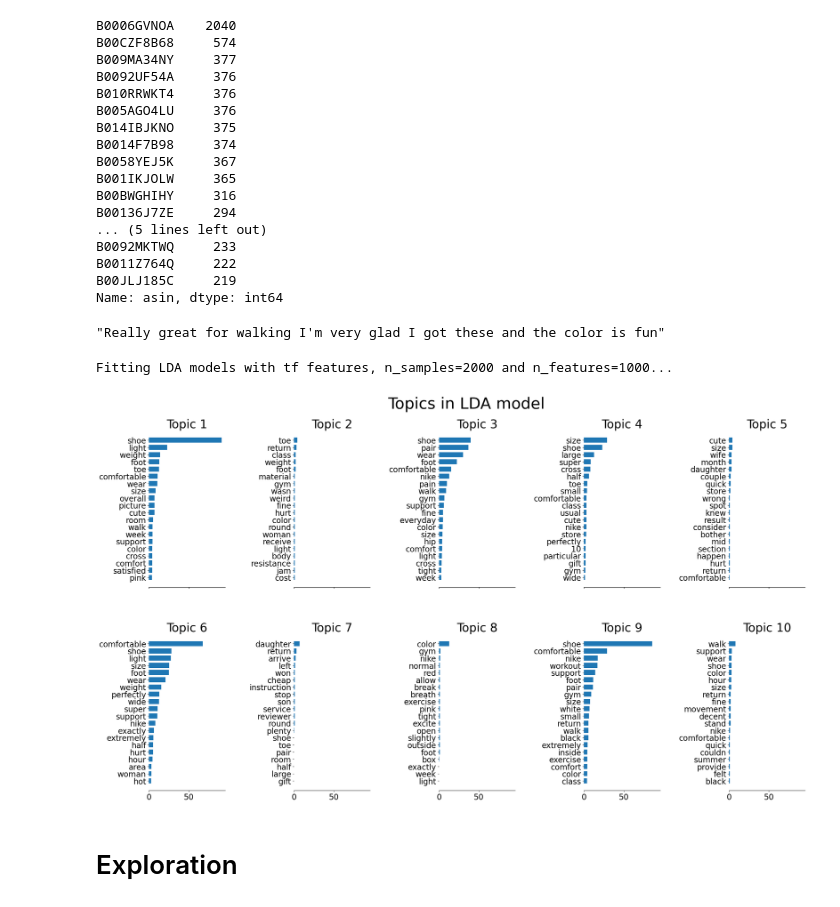
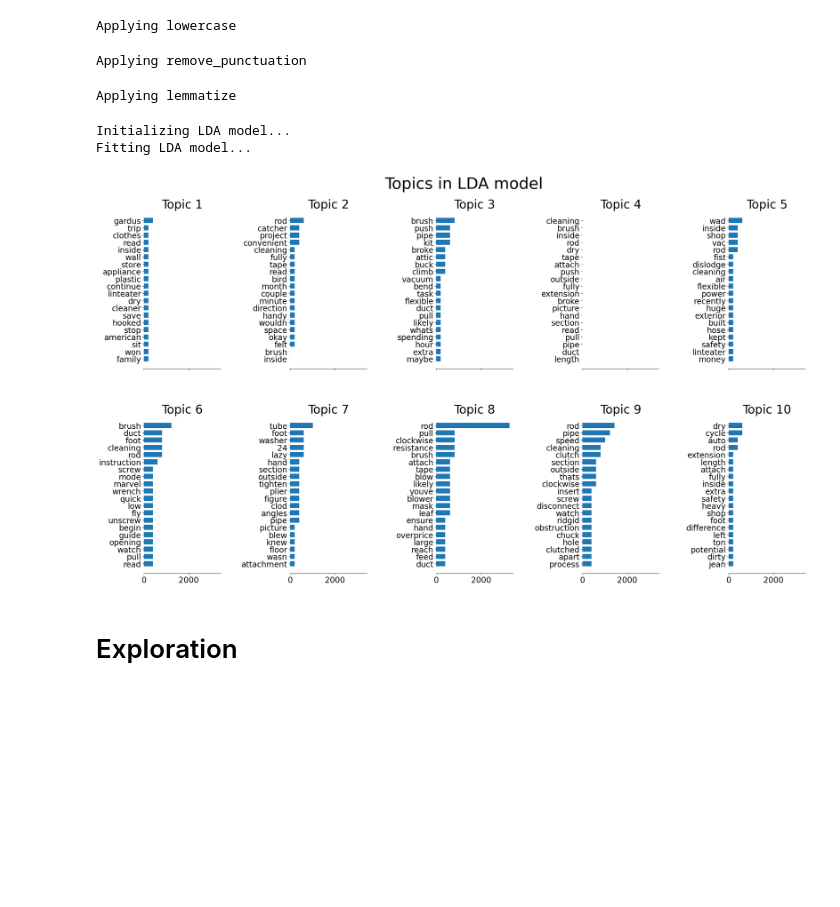
Before and after one commit to anyamazing/CSCI-5525-final-project, a Jupyter notebook: Process.ipynb, the cells around one changed output. Cells and saved outputs as stored; diff of their text form; code cells hidden in the pictures; blank space fills up the shorter version.

```diff
--- a/Process.ipynb
+++ b/Process.ipynb
@@ -5,11 +1,5 @@ json_files = [pos_json for pos_json in os.listdir(".") if pos_json.endswith('.js
 # %%
-import pandas as pd
+from data import generate_dataframe
 
-dfs = []
-for f in json_files:
-    dfs.append(pd.read_json(path_or_buf=f, lines=True))
-
-df = pd.concat(dfs)
-
-print(len(df))
+df = generate_dataframe()
 # %% [output]
@@ -139,37 +26,10 @@ with open("vectorizer.pkl", "rb") as f:
-# %%
-df['asin'].value_counts()[:20]
-# %% [output]
-B0006GVNOA    2040
-B00CZF8B68     574
-B009MA34NY     377
-B0092UF54A     376
-B010RRWKT4     376
-B005AGO4LU     376
-B014IBJKNO     375
-B0014F7B98     374
-B0058YEJ5K     367
-B001IKJOLW     365
-B00BWGHIHY     316
-B00136J7ZE     294
-... (5 lines left out)
-B0092MKTWQ     233
-B0011Z764Q     222
-B00JLJ185C     219
-Name: asin, dtype: int64
 # %%
+product_id = 'B009MA34NY'
+raw_product_samples = get_product_reviews(df, product_id)
+product_samples = preprocess_samples(raw_product_samples)
 
-product_id = 'B009MA34NY'
-if product_id:
-    data_samples = list(filter(lambda x: isinstance(x, str), df[df['asin'] == product_id]['reviewText']))
-else:
-    data_samples = list(map(lambda x: x['text'], reviews))[:n_samples]
-
-
-for s in data_samples:
-
-    if not isinstance(s,str):
-        print(s)
-
-data_samples[10]
+product_documents = tf_vectorizer.transform(product_samples
 # %% [output]
-"Really great for walking I'm very glad I got these and the color is fun"
+Applying lowercase
+Applying remove_punctuation
+Applying lemmatize
@@ -183,18 +36,11 @@ full_documents = tf_vectorizer.transform(preprocessing_samples)
 # %%
-print(
-    "Fitting LDA models with tf features, n_samples=%d and n_features=%d..."
-    % (n_samples, n_features),
-)
-lda = LatentDirichletAllocation(
-    n_components=n_components,
-    max_iter=5,
-    learning_offset=50.0,
-    random_state=0,
-)
-lda.fit(documents)
+from utils import plot_top_words
+from train import get_lda
+lda = get_lda(samples=product_documents)
 
 tf_feature_names = tf_vectorizer.get_feature_names_out()
 plot_top_words(lda, tf_feature_names, n_top_words, "Topics in LDA model")
 # %% [output]
-Fitting LDA models with tf features, n_samples=2000 and n_features=1000...
+Initializing LDA model...
+Fitting LDA model...
-[figure, old version]
+[figure, new version]
```
Also changed, not shown: parts of 18 cells of this notebook, 4 other files.
